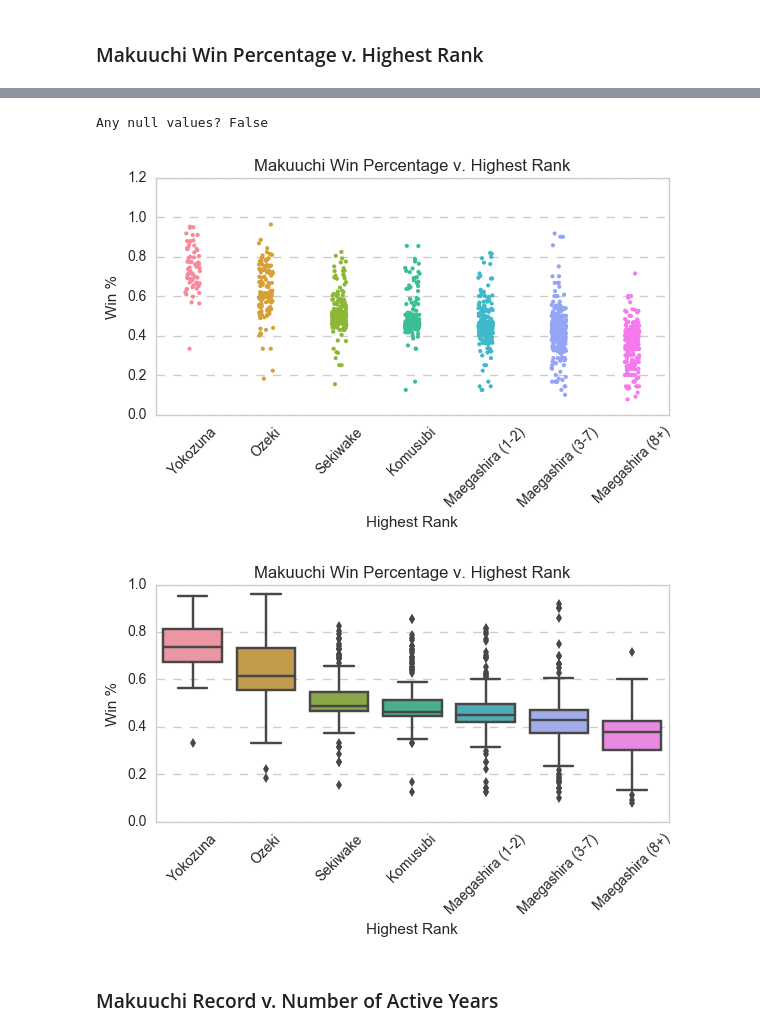
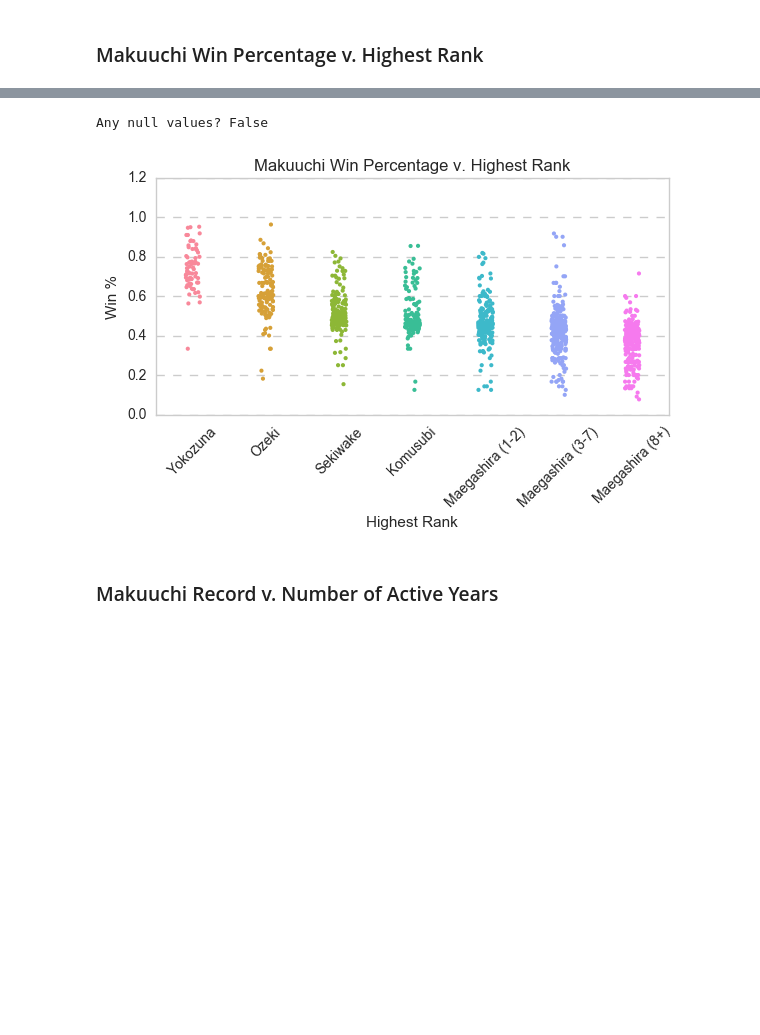
Before and after one commit to chow-vincent/sumo_project, a Jupyter notebook: visualizations.ipynb, the cells around one changed output, grey strips where cells are left out. Cells and saved outputs as stored; diff of their text form; code cells hidden in the pictures; blank space fills up the shorter version.

Commit message:
update visualizations jupyter notebook

```diff
--- a/visualizations.ipynb
+++ b/visualizations.ipynb
@@ -184,43 +180,42 @@ Maegashira = filtered_df['highest_rank'].map(lambda x: x == 'Maegashira')
 
 makuuchi_wins = filtered_df['makuuchi_record'].map(lambda x: x['wins'])
 makuuchi_losses = filtered_df['makuuchi_record'].map(lambda x: x['losses'])
 makuuchi_wp = makuuchi_wins/(makuuchi_wins + makuuchi_losses)
 
 data_set = pd.DataFrame({'highest_rank': highest_rank, 'makuuchi_wp': makuuchi_wp})
 # data_set = pd.DataFrame({'Yokozuna': Yokozuna, 'Ozeki': Ozeki, 'Sekiwake': Sekiwake, 'Komusubi': Komusubi, \
 #                          'Maegashira': Maegashira, 'makuuchi_wp': makuuchi_wp})
 print "Any null values? " + str(data_set.isnull().values.any())
 # no need to convert data types - pandas objects are Python native strings
 
 sns.set_style("whitegrid", {'grid.linestyle': '--'})
 fig1 = plt.figure()
 plt.title('Makuuchi Win Percentage v. Highest Rank')
 ax = sns.stripplot(x="highest_rank", y="makuuchi_wp", data=data_set, jitter=True, size=3, \
               order = ['Yokozuna', 'Ozeki', 'Sekiwake', 'Komusubi', \
                        'Maegashira (1-2)', 'Maegashira (3-7)', 'Maegashira (8+)'])
 plt.xticks(rotation=45)
 plt.tight_layout()
 ax.set(xlabel="Highest Rank", ylabel="Win %");
 # fig1.savefig('plots/wp_vs_rank.png', dpi=300)
 
-fig2 = plt.figure()
-plt.title('Makuuchi Win Percentage v. Highest Rank')
-ax = sns.boxplot(x="highest_rank", y="makuuchi_wp", data=data_set, \
-              order = ['Yokozuna', 'Ozeki', 'Sekiwake', 'Komusubi', \
-                       'Maegashira (1-2)', 'Maegashira (3-7)', 'Maegashira (8+)'])
-plt.xticks(rotation=45)
-plt.tight_layout()
-ax.set(xlabel="Highest Rank", ylabel="Win %");
+# fig2 = plt.figure()
+# plt.title('Makuuchi Win Percentage v. Highest Rank')
+# ax = sns.boxplot(x="highest_rank", y="makuuchi_wp", data=data_set, \
+#               order = ['Yokozuna', 'Ozeki', 'Sekiwake', 'Komusubi', \
+#                        'Maegashira (1-2)', 'Maegashira (3-7)', 'Maegashira (8+)'])
+# plt.xticks(rotation=45)
+# plt.tight_layout()
+# ax.set(xlabel="Highest Rank", ylabel="Win %");
 # fig2.savefig('plots/wp_vs_rank_box.png', dpi=300)
 
 # shows that average makuuchi win percentage does increase with rank, though there is great spread in each rank
 # yokozuna shows the least spread of win percentage
 # some categories, e.g. sekiwake & komusubi, have above average performers, are those people who are getting
 # promoted quickly?
 # %% [output]
 Any null values? False
-[figure, old version]
+[figure, new version]
-[figure, removed]
 # %% [markdown]
 ### Makuuchi Record v. Number of Active Years
 # %%
```
Also changed, not shown: parts of 7 cells of this notebook.
